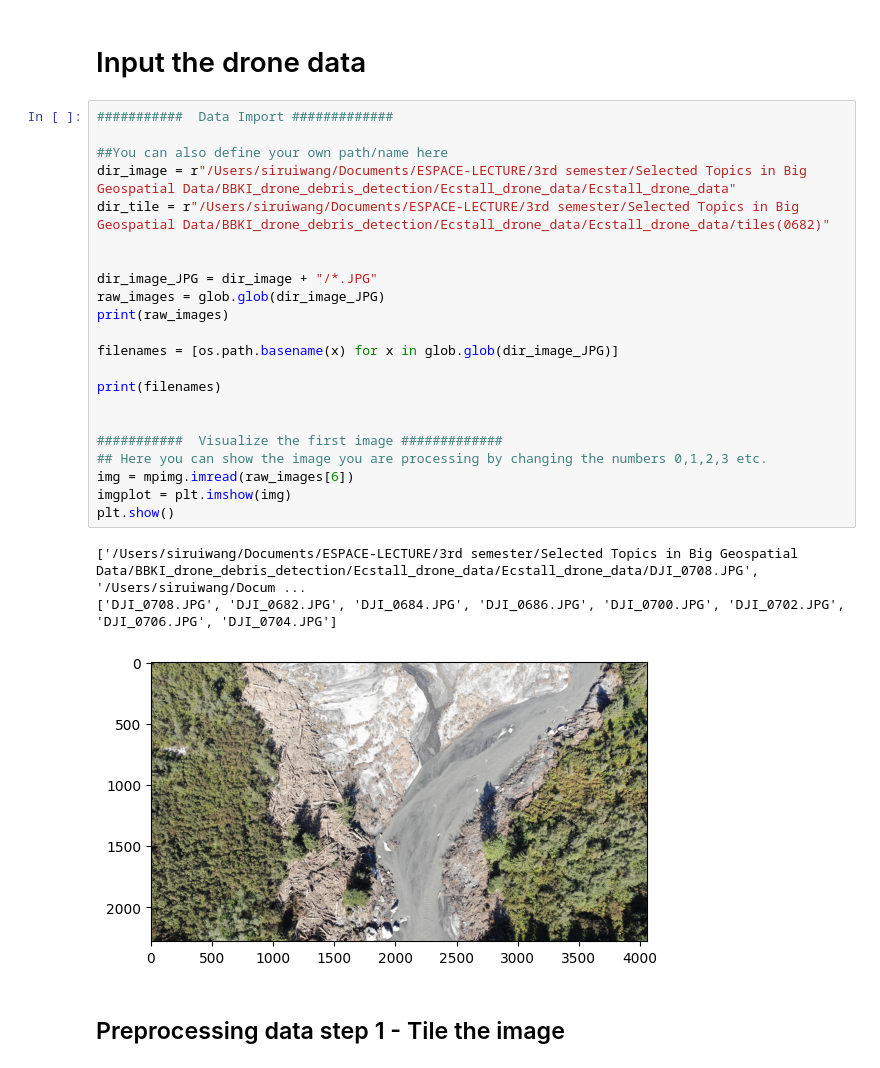
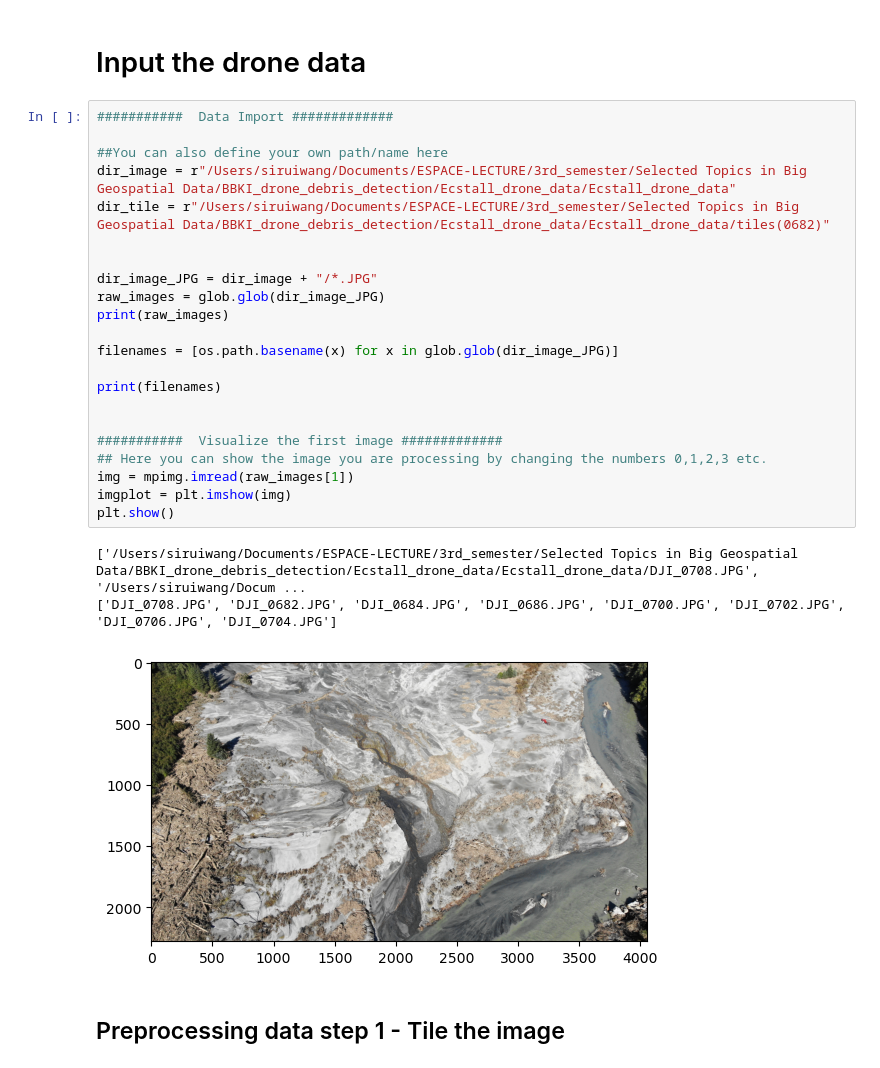
Before and after one commit to SiruiWang0731/BBKI_drone_debris_detection, a Jupyter notebook: 00_preprocessing.ipynb, the cells around one changed output. Drawn from its saved outputs; the diff is of its cells as text.

```diff
--- a/00_preprocessing.ipynb
+++ b/00_preprocessing.ipynb
@@ -94,29 +94,29 @@ def navie_sample(src_image, label):
 # %%
 ###########  Data Import #############
 
 ##You can also define your own path/name here
-dir_image = r"/Users/siruiwang/Documents/ESPACE-LECTURE/3rd semester/Selected Topics in Big Geospatial Data/BBKI_drone_debris_detection/Ecstall_drone_data/Ecstall_drone_data"
-dir_tile = r"/Users/siruiwang/Documents/ESPACE-LECTURE/3rd semester/Selected Topics in Big Geospatial Data/BBKI_drone_debris_detection/Ecstall_drone_data/Ecstall_drone_data/tiles(0682)"
+dir_image = r"/Users/siruiwang/Documents/ESPACE-LECTURE/3rd_semester/Selected Topics in Big Geospatial Data/BBKI_drone_debris_detection/Ecstall_drone_data/Ecstall_drone_data"
+dir_tile = r"/Users/siruiwang/Documents/ESPACE-LECTURE/3rd_semester/Selected Topics in Big Geospatial Data/BBKI_drone_debris_detection/Ecstall_drone_data/Ecstall_drone_data/tiles(0682)"
 
 
 dir_image_JPG = dir_image + "/*.JPG"
 raw_images = glob.glob(dir_image_JPG)
 print(raw_images)
 
 filenames = [os.path.basename(x) for x in glob.glob(dir_image_JPG)]
 
 print(filenames)
 
 
 ###########  Visualize the first image #############
 ## Here you can show the image you are processing by changing the numbers 0,1,2,3 etc.
-img = mpimg.imread(raw_images[6])
+img = mpimg.imread(raw_images[1])
 imgplot = plt.imshow(img)
 plt.show()
 # %% [output]
-['/Users/siruiwang/Documents/ESPACE-LECTURE/3rd semester/Selected Topics in Big Geospatial Data/BBKI_drone_debris_detection/Ecstall_drone_data/Ecstall_drone_data/DJI_0708.JPG', '/Users/siruiwang/Docum ...
+['/Users/siruiwang/Documents/ESPACE-LECTURE/3rd_semester/Selected Topics in Big Geospatial Data/BBKI_drone_debris_detection/Ecstall_drone_data/Ecstall_drone_data/DJI_0708.JPG', '/Users/siruiwang/Docum ...
 ['DJI_0708.JPG', 'DJI_0682.JPG', 'DJI_0684.JPG', 'DJI_0686.JPG', 'DJI_0700.JPG', 'DJI_0702.JPG', 'DJI_0706.JPG', 'DJI_0704.JPG']
-[figure, old version]
+[figure, new version]
 # %% [markdown]
 ## Preprocessing data step 1 - Tile the image
 # %%
```
Also changed, not shown: parts of 39 cells of this notebook.
